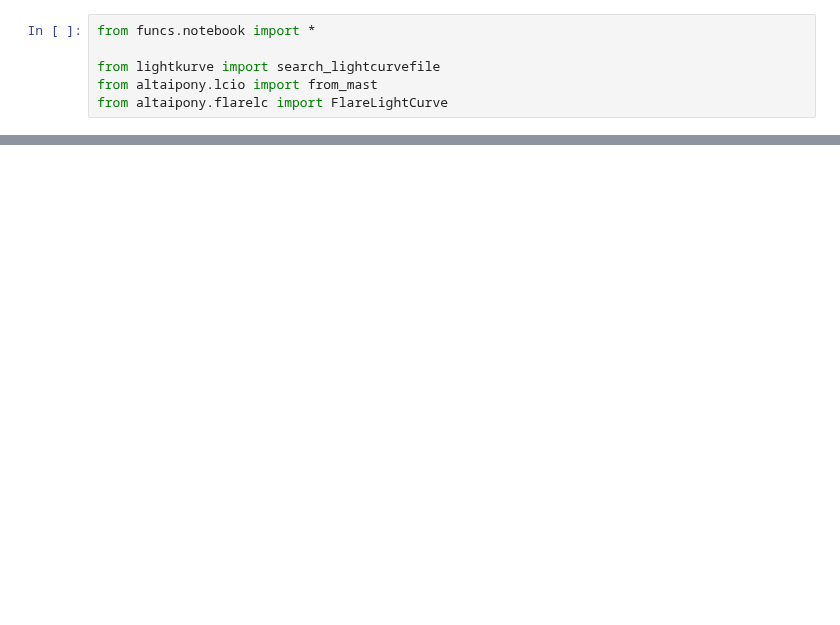
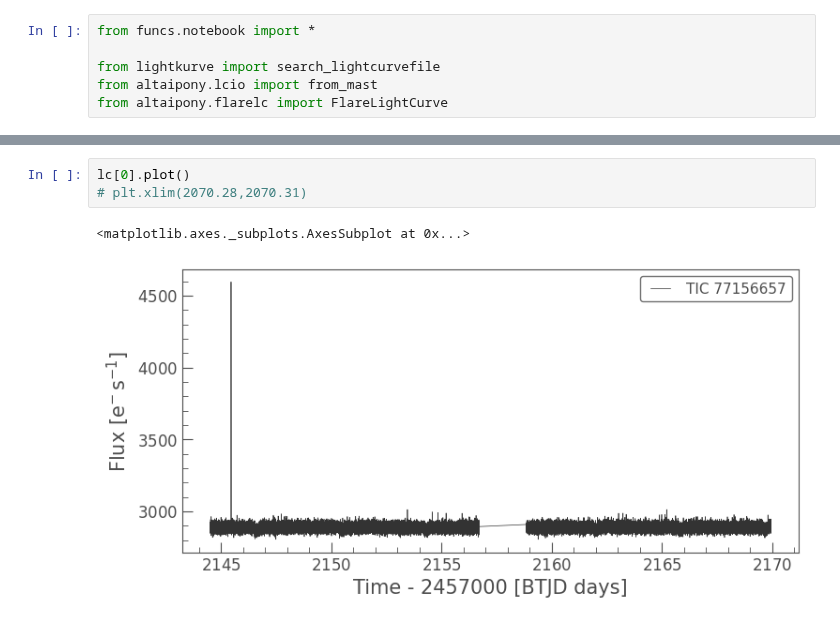
Before and after one commit to ekaterinailin/flaring-spi, a Jupyter notebook: notebooks/inspect_flare.ipynb, the cells around one changed output, grey strips where cells are left out. Cells and saved outputs as stored; diff of their text form; blank space fills up the shorter version.

```diff
--- a/notebooks/inspect_flare.ipynb
+++ b/notebooks/inspect_flare.ipynb
@@ -77,0 +112,6 @@ AttributeError: 'list' object has no attribute 'plot'
+# %%
+lc[0].plot()
+# plt.xlim(2070.28,2070.31)
+# %% [output]
+<matplotlib.axes._subplots.AxesSubplot at 0x...>
+[figure, added]
```
Also changed, not shown: parts of 11 cells of this notebook, 3 other files.
